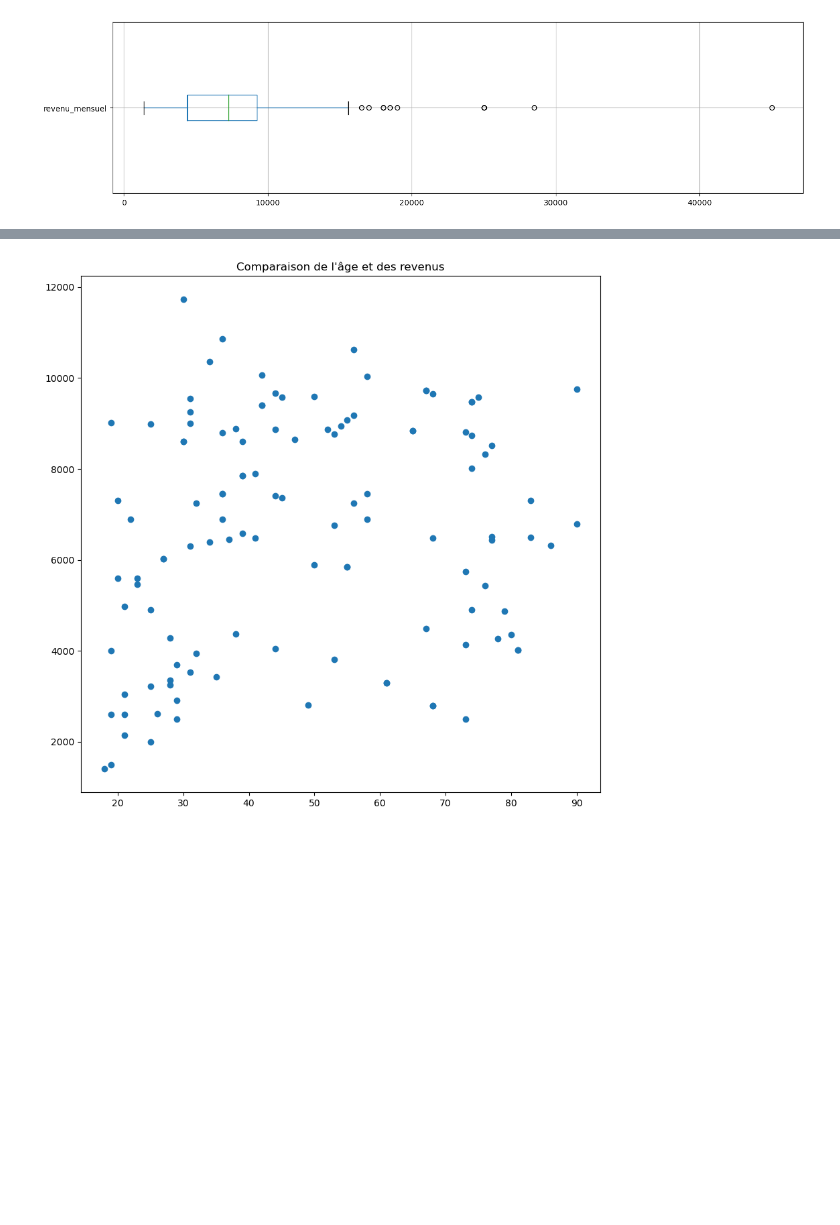
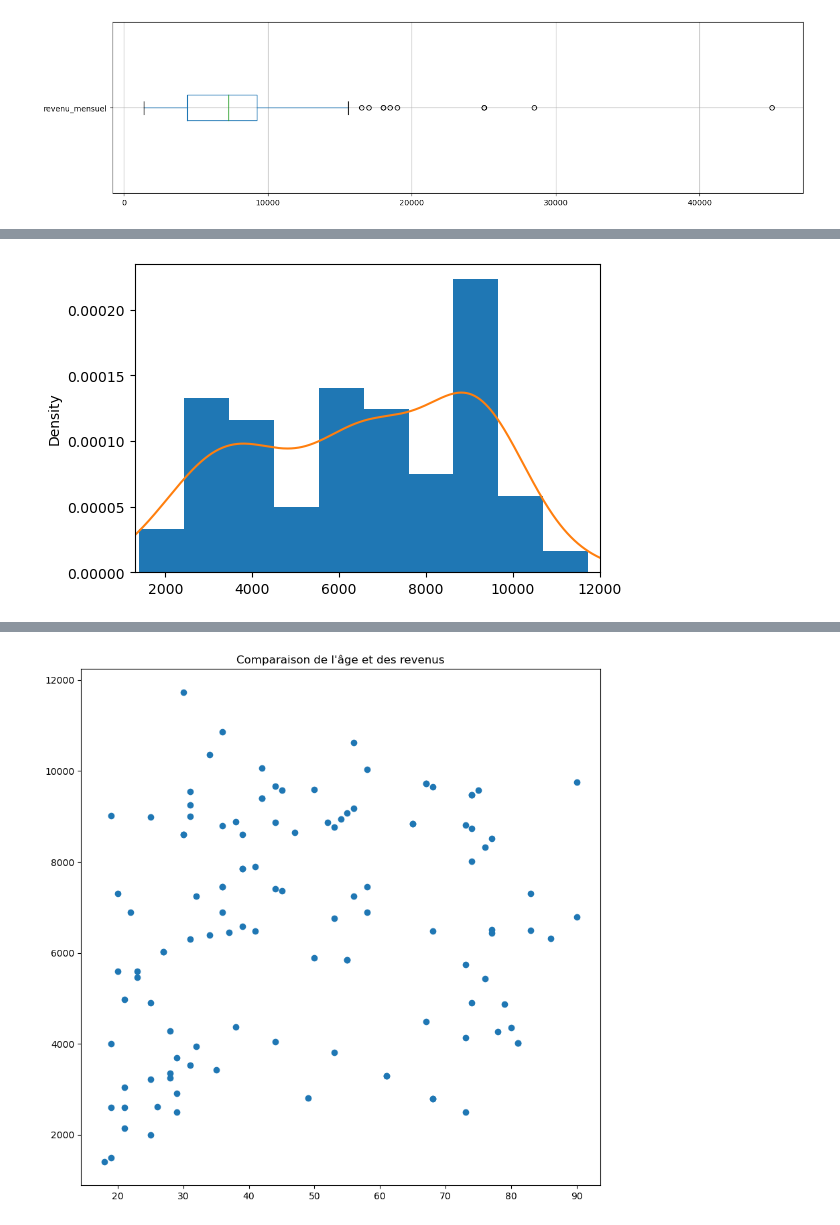
Before and after one commit to Sciences-historiques-numeriques/histoire_numerique_methodes, a Jupyter notebook: statistiques_descriptives/analyse_bivariee_quanti.ipynb, the cells around one changed output, grey strips where cells are left out. Drawn from its saved outputs; the diff is of its cells as text; code cells hidden in the pictures; blank space fills up the shorter version.

```diff
--- a/statistiques_descriptives/analyse_bivariee_quanti.ipynb
+++ b/statistiques_descriptives/analyse_bivariee_quanti.ipynb
@@ -94,0 +103,9 @@ a = obs[obs['revenu_mensuel'] < 12000]
+# %%
+### Distribution multimodale, non normale
+fig= plt.figure(figsize=(6,4))
+plt.hist(a['revenu_mensuel'], density=True)
+ax = a['revenu_mensuel'].plot.kde()
+ax.set_xlim(1300, 12000)
+plt.show()
+# %% [output]
+[figure, added]
```
Also changed, not shown: parts of 88 cells of this notebook, 2 other files.
